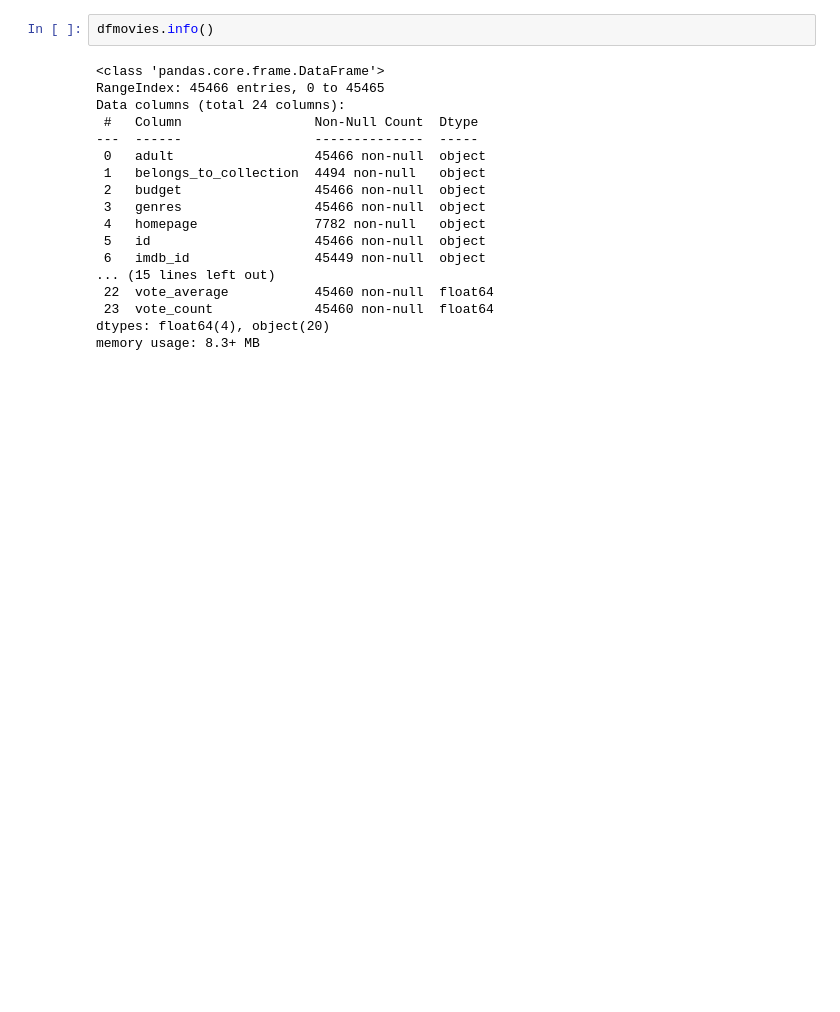
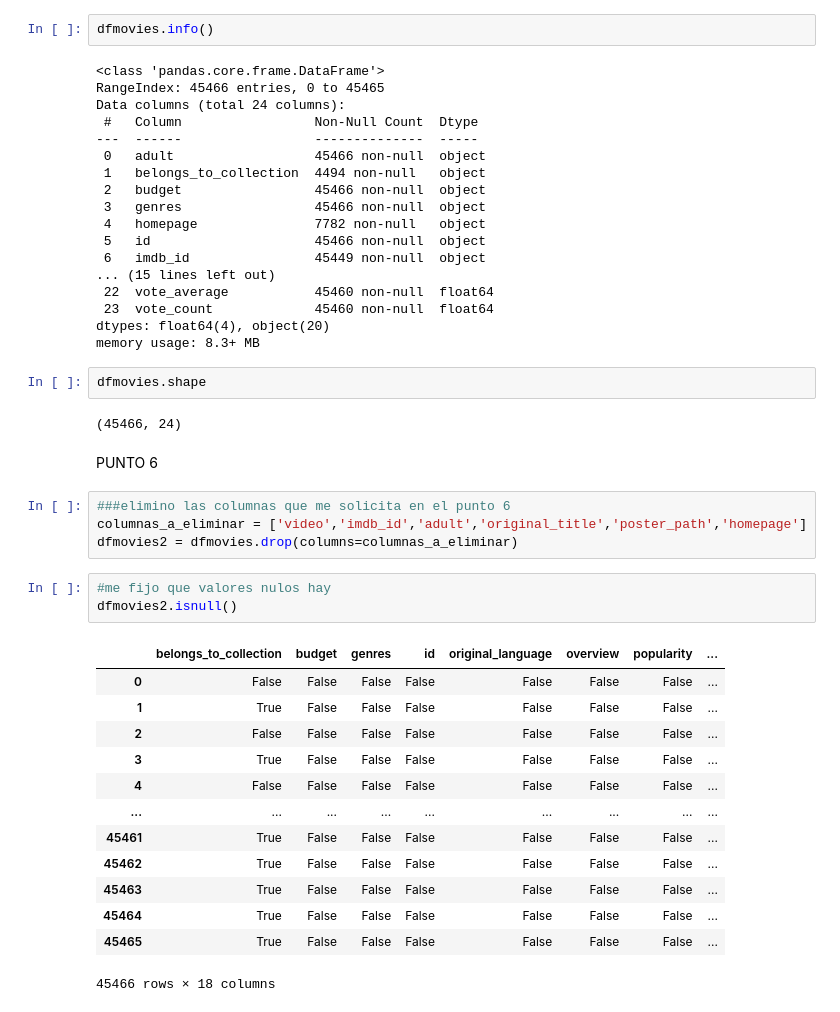
Before and after one commit to Constanzafl/Proyecto_Indiv_1_MLO_Henry, a Jupyter notebook: ETL/ETL_arrancando.ipynb, the cells around one changed output. Drawn from its saved outputs; the diff is of its cells as text; blank space fills up the shorter version.

```diff
--- a/ETL/ETL_arrancando.ipynb
+++ b/ETL/ETL_arrancando.ipynb
@@ -65,3 +51,30 @@ Data columns (total 24 columns):
  23  vote_count             45460 non-null  float64
 dtypes: float64(4), object(20)
 memory usage: 8.3+ MB
+# %%
+dfmovies.shape
+# %% [output]
+(45466, 24)
+# %% [markdown]
+PUNTO 6
+# %%
+###elimino las columnas que me solicita en el punto 6
+columnas_a_eliminar = ['video','imdb_id','adult','original_title','poster_path','homepage']
+dfmovies2 = dfmovies.drop(columns=columnas_a_eliminar)
+# %%
+#me fijo que valores nulos hay
+dfmovies2.isnull()
+# %% [output]
+|  | belongs_to_collection | budget | genres | id | original_language | overview | popularity | ... |
+| 0 | False | False | False | False | False | False | False | ... |
+| 1 | True | False | False | False | False | False | False | ... |
+| 2 | False | False | False | False | False | False | False | ... |
+| 3 | True | False | False | False | False | False | False | ... |
+| 4 | False | False | False | False | False | False | False | ... |
+| ... | ... | ... | ... | ... | ... | ... | ... | ... |
+| 45461 | True | False | False | False | False | False | False | ... |
+| 45462 | True | False | False | False | False | False | False | ... |
+| 45463 | True | False | False | False | False | False | False | ... |
+| 45464 | True | False | False | False | False | False | False | ... |
+| 45465 | True | False | False | False | False | False | False | ... |
+45466 rows × 18 columns
```
Also changed, not shown: parts of 34 cells of this notebook, 2 other files.
